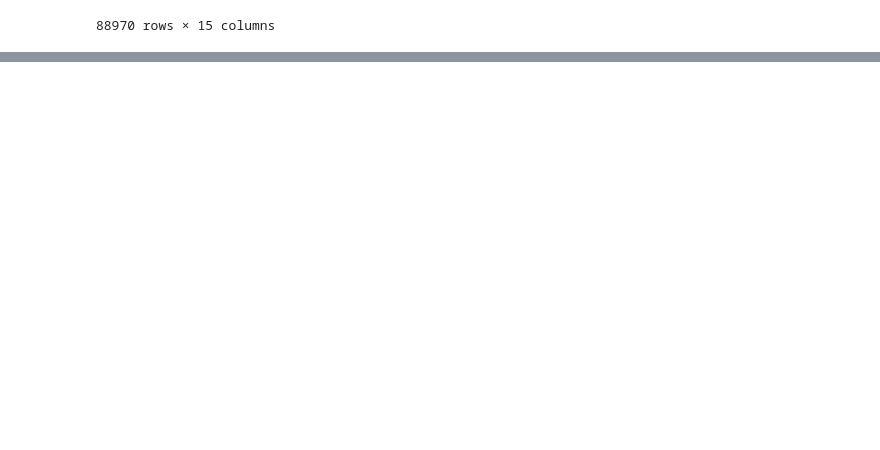
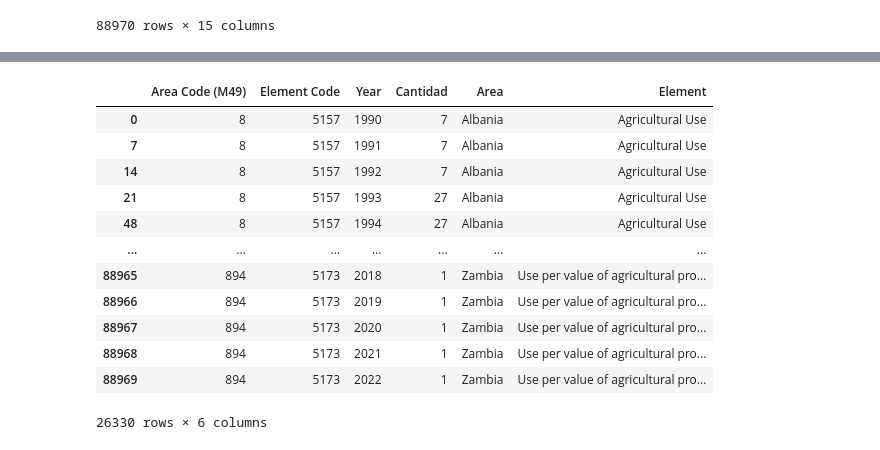
Before and after one commit to Lucaspadula/hackathon_mE, a Jupyter notebook: notebooks/pesticidas.ipynb, the cells around one changed output, grey strips where cells are left out. Saved outputs shown, nothing was run; the diff lists cells and outputs as text; code cells hidden in the pictures; blank space fills up the shorter version.

```diff
--- a/notebooks/pesticidas.ipynb
+++ b/notebooks/pesticidas.ipynb
@@ -26,0 +251,3 @@ df
+# %%
+df_por_año = df.groupby(['Area Code (M49)','Element Code', 'Year']).size().reset_index(name='Cantidad')
+df_por_año
@@ -26,0 +268,19 @@ df
+# %%
+df_merge = pd.merge(df_por_año, df[['Area Code (M49)', 'Area', 'Element Code', 'Element','Year']],
+                    on=['Area Code (M49)', 'Element Code','Year'], how='left').drop_duplicates()
+# %%
+df_merge
+# %% [output]
+|  | Area Code (M49) | Element Code | Year | Cantidad | Area | Element |
+| 0 | 8 | 5157 | 1990 | 7 | Albania | Agricultural Use |
+| 7 | 8 | 5157 | 1991 | 7 | Albania | Agricultural Use |
+| 14 | 8 | 5157 | 1992 | 7 | Albania | Agricultural Use |
+| 21 | 8 | 5157 | 1993 | 27 | Albania | Agricultural Use |
+| 48 | 8 | 5157 | 1994 | 27 | Albania | Agricultural Use |
+| ... | ... | ... | ... | ... | ... | ... |
+| 88965 | 894 | 5173 | 2018 | 1 | Zambia | Use per value of agricultural pro... |
+| 88966 | 894 | 5173 | 2019 | 1 | Zambia | Use per value of agricultural pro... |
+| 88967 | 894 | 5173 | 2020 | 1 | Zambia | Use per value of agricultural pro... |
+| 88968 | 894 | 5173 | 2021 | 1 | Zambia | Use per value of agricultural pro... |
+| 88969 | 894 | 5173 | 2022 | 1 | Zambia | Use per value of agricultural pro... |
+26330 rows × 6 columns
```
Also changed, not shown: parts of 17 cells of this notebook, 1 other file.
